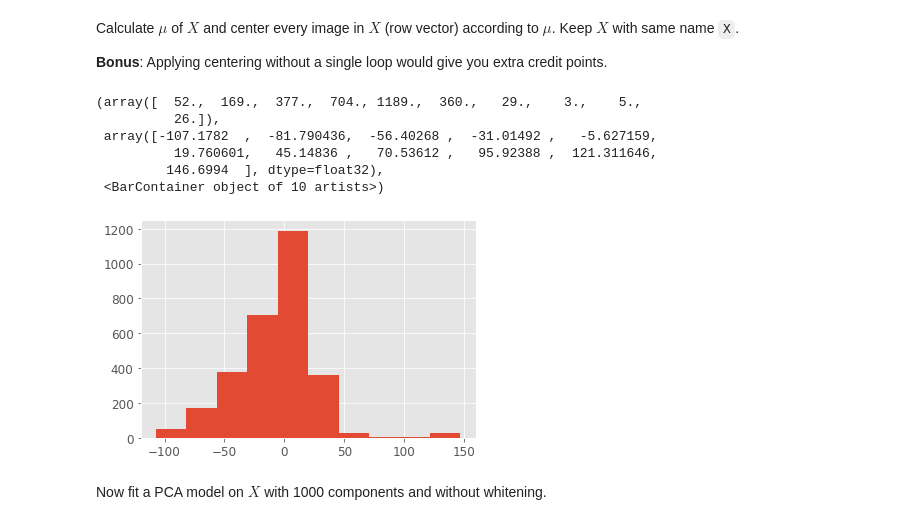
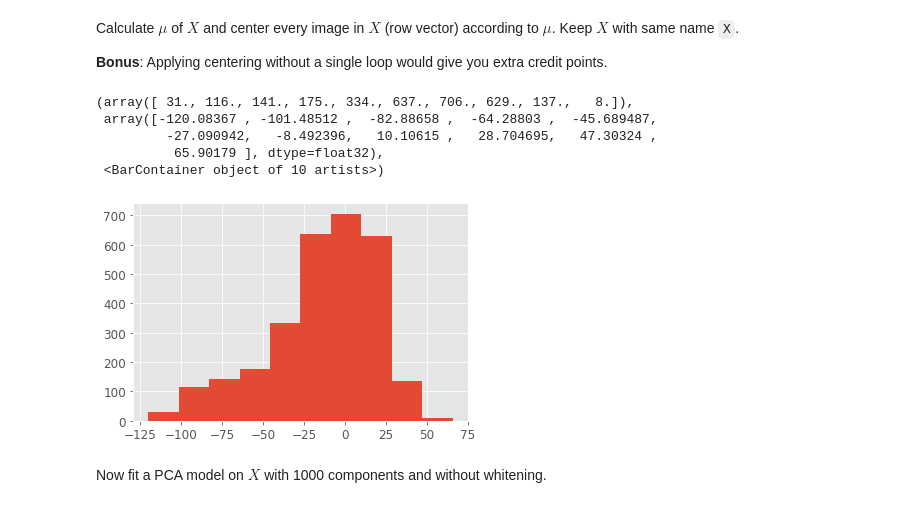
Before and after one commit to matank918/HW3-Matan, a Jupyter notebook: EigenFaces.ipynb, the cells around one changed output. Saved outputs shown, nothing was run; the diff lists cells and outputs as text; code cells hidden in the pictures.

```diff
--- a/EigenFaces.ipynb
+++ b/EigenFaces.ipynb
@@ -65,17 +65,16 @@ Calculate $\mu$ of $X$ and center every image in $X$ (row vector) according to $
 # %%
 #---------------------------Implement your code here:------------------------
 mu = np.average(X, axis=0)
 X = X - mu
-plt.hist(X[0])
+plt.hist(X[5])
 #---------------------------------------------------------------------------
 # %% [output]
-(array([  52.,  169.,  377.,  704., 1189.,  360.,   29.,    3.,    5.,
-          26.]),
- array([-107.1782  ,  -81.790436,  -56.40268 ,  -31.01492 ,   -5.627159,
-          19.760601,   45.14836 ,   70.53612 ,   95.92388 ,  121.311646,
-         146.6994  ], dtype=float32),
+(array([ 31., 116., 141., 175., 334., 637., 706., 629., 137.,   8.]),
+ array([-120.08367 , -101.48512 ,  -82.88658 ,  -64.28803 ,  -45.689487,
+         -27.090942,   -8.492396,   10.10615 ,   28.704695,   47.30324 ,
+          65.90179 ], dtype=float32),
  <BarContainer object of 10 artists>)
-[figure, old version]
+[figure, new version]
 # %% [markdown]
 Now fit a PCA model on $X$ with 1000 components and without whitening.
 # %%
```
Also changed, not shown: parts of 5 cells of this notebook, 2 other files.
